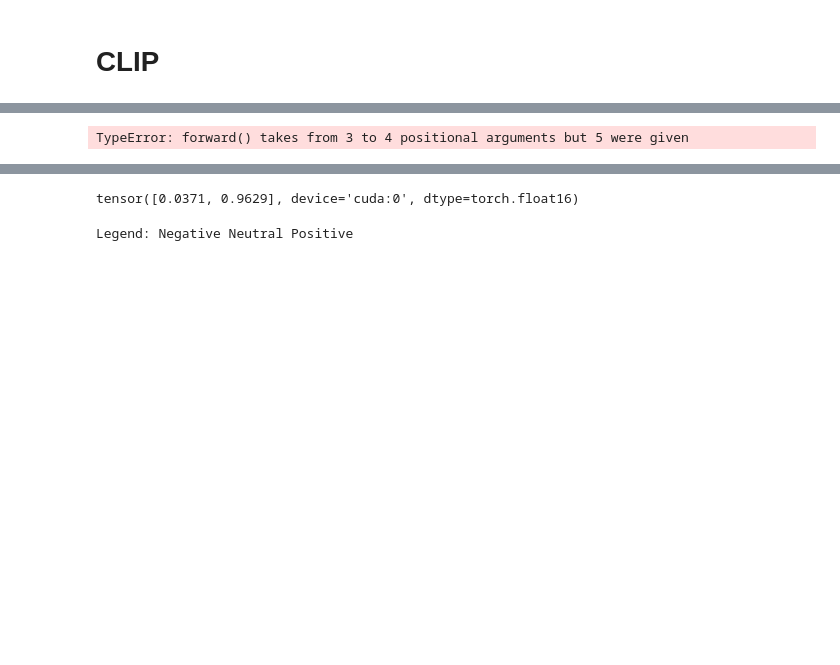
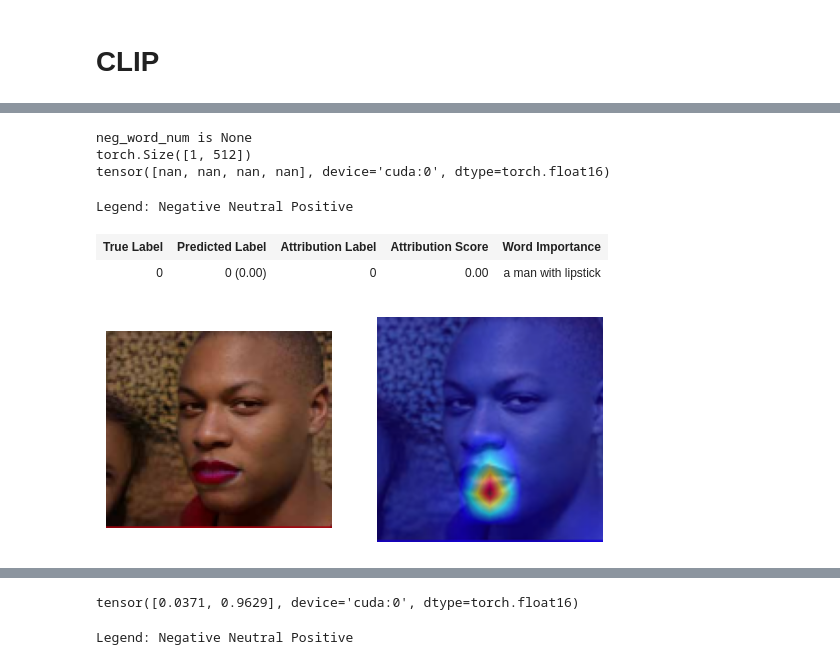
Before and after one commit to BrunoFANG1/Saliency_map, a Jupyter notebook: CLIP_explainability.ipynb, the cells around one changed output, grey strips where cells are left out. Drawn from its saved outputs; the diff is of its cells as text; code cells hidden in the pictures; blank space fills up the shorter version.

```diff
--- a/CLIP_explainability.ipynb
+++ b/CLIP_explainability.ipynb
@@ -169,15 +205,21 @@ class color:
 # %%
-img_path = "CLIP/glasses.png"
+img_path = "CLIP/lipstick.png"
 img = preprocess(Image.open(img_path)).unsqueeze(0).to(device)
-texts = ["a man with hair"]
+texts = ["a man with lipstick"]
 text = clip.tokenize(texts).to(device)
 
 R_text, R_image = interpret(model=model, image=img, texts=text, device=device, word_num=4)
 batch_size = text.shape[0]
 for i in range(batch_size):
   show_heatmap_on_text(texts[i], text[i], R_text[i])
   show_image_relevance(R_image[i], img, orig_image=Image.open(img_path))
   plt.show()
 # %% [output]
-TypeError: forward() takes from 3 to 4 positional arguments but 5 were given
+neg_word_num is None
+torch.Size([1, 512])
+tensor([nan, nan, nan, nan], device='cuda:0', dtype=torch.float16)
+Legend: Negative Neutral Positive
+| True Label | Predicted Label | Attribution Label | Attribution Score | Word Importance |
+| 0 | 0 (0.00) | 0 | 0.00 | a man with lipstick |
+[figure, added]
 # %%
```
Also changed, not shown: parts of 10 cells of this notebook, 2 other files.
